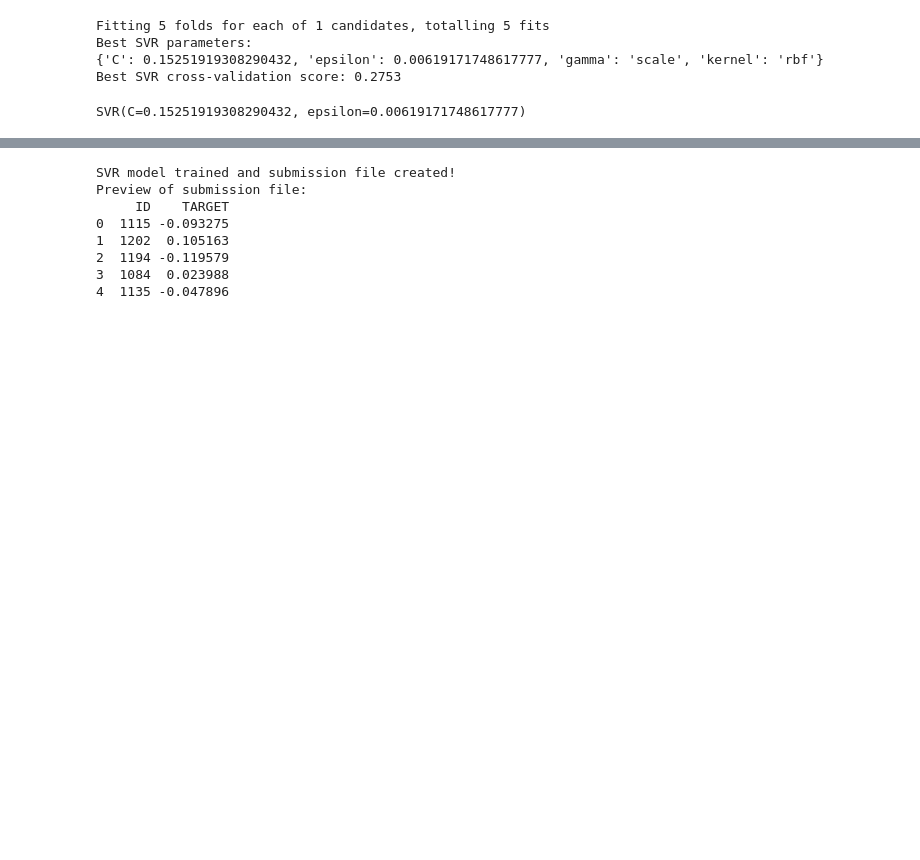
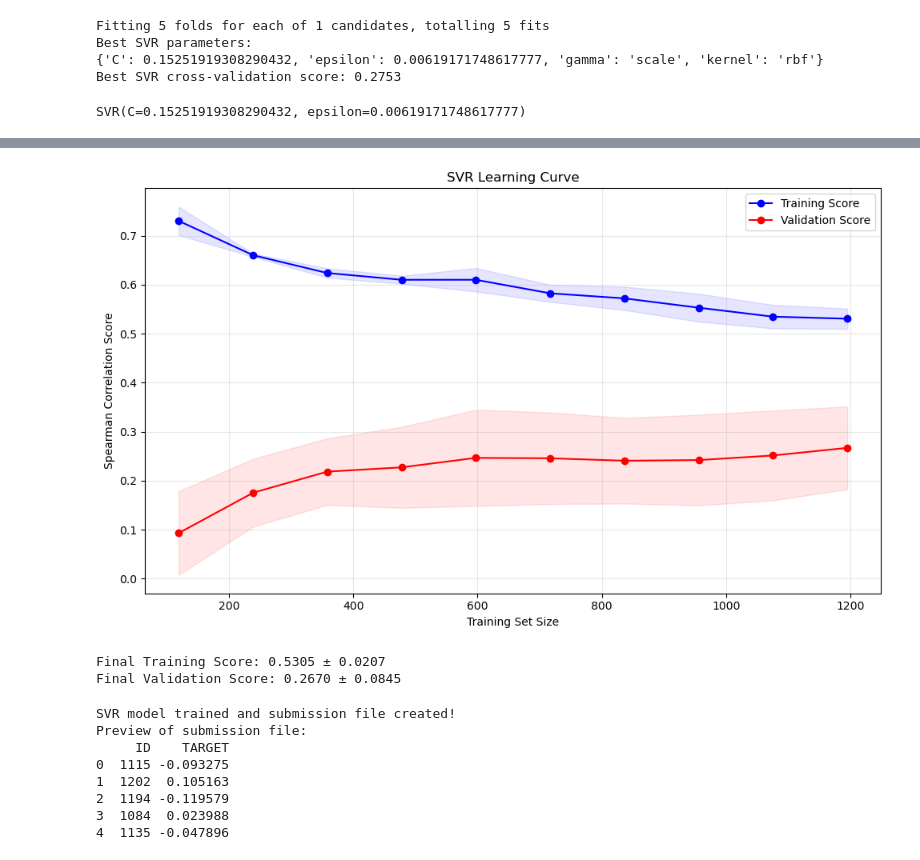
Before and after one commit to paulqevan/Challenge_QRT_prix_elec, a Jupyter notebook: Unique_Model_Thomas.ipynb, the cells around one changed output, grey strips where cells are left out. Drawn from its saved outputs; the diff is of its cells as text; code cells hidden in the pictures; blank space fills up the shorter version.

```diff
--- a/Unique_Model_Thomas.ipynb
+++ b/Unique_Model_Thomas.ipynb
@@ -1318,3 +1356,47 @@ SVR(C=0.15251919308290432, epsilon=0.00619171748617777)
+# %%
+from sklearn.model_selection import learning_curve
+
+# Create learning curve plot for SVR model
+train_sizes, train_scores, val_scores = learning_curve(
+    final_svr,
+    X_train_scaled,
+    y_train,
+    train_sizes=np.linspace(0.1, 1.0, 10),
+    cv=5,
+    scoring=spearman_scorer,
+    n_jobs=-1,
+    random_state=42
+)
+
+# Calculate mean and standard deviation
+train_mean = np.mean(train_scores, axis=1)
+train_std = np.std(train_scores, axis=1)
+val_mean = np.mean(val_scores, axis=1)
+val_std = np.std(val_scores, axis=1)
+
+# Create the plot
+plt.figure(figsize=(10, 6))
+plt.plot(train_sizes, train_mean, 'o-', color='blue', label='Training Score')
+plt.fill_between(train_sizes, train_mean - train_std, train_mean + train_std, alpha=0.1, color='blue')
+
+plt.plot(train_sizes, val_mean, 'o-', color='red', label='Validation Score')
+plt.fill_between(train_sizes, val_mean - val_std, val_mean + val_std, alpha=0.1, color='red')
+
+plt.xlabel('Training Set Size')
+plt.ylabel('Spearman Correlation Score')
+plt.title('SVR Learning Curve')
+plt.legend(loc='best')
+plt.grid(True, alpha=0.3)
+plt.tight_layout()
+plt.show()
+
+# Print final scores
+print(f"Final Training Score: {train_mean[-1]:.4f} ± {train_std[-1]:.4f}")
+print(f"Final Validation Score: {val_mean[-1]:.4f} ± {val_std[-1]:.4f}")
+# %% [output]
+[figure, added]
+Final Training Score: 0.5305 ± 0.0207
+Final Validation Score: 0.2670 ± 0.0845
 # %%
 # Make predictions on test data
 svr_predictions = final_svr.predict(X_test_scaled)
```
Also changed, not shown: parts of 4 cells of this notebook, 3 other files.
